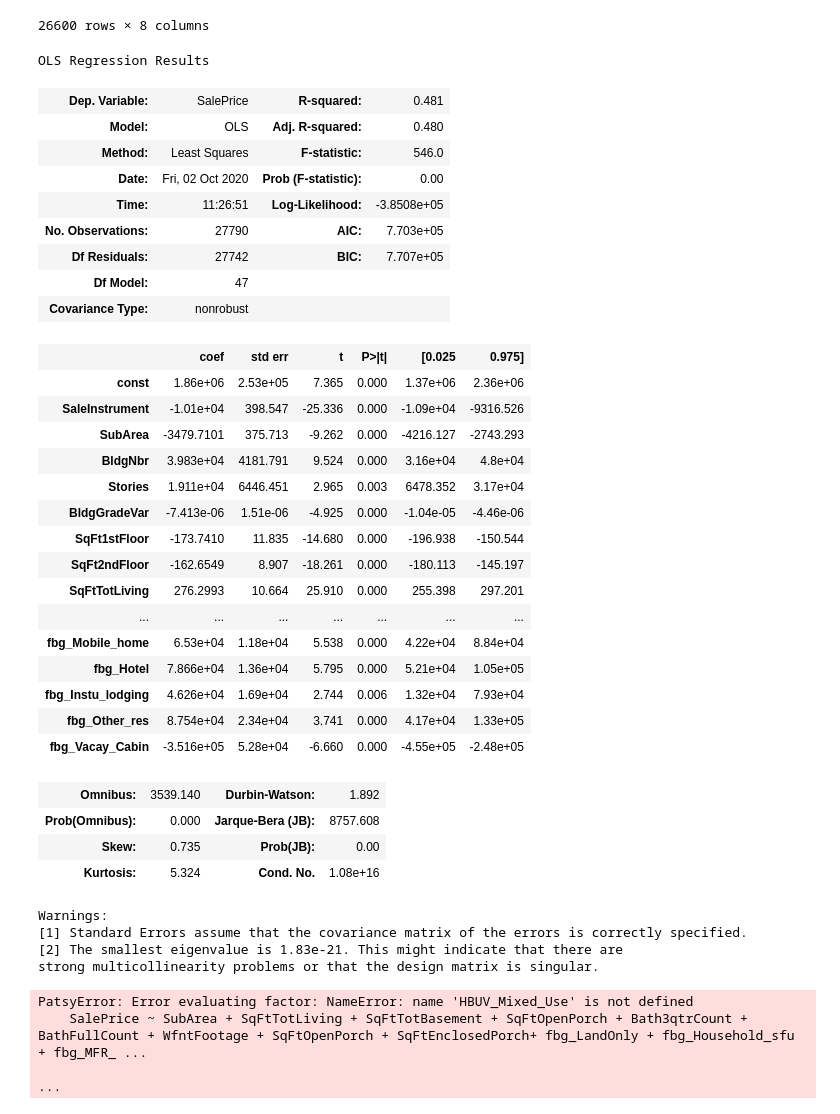
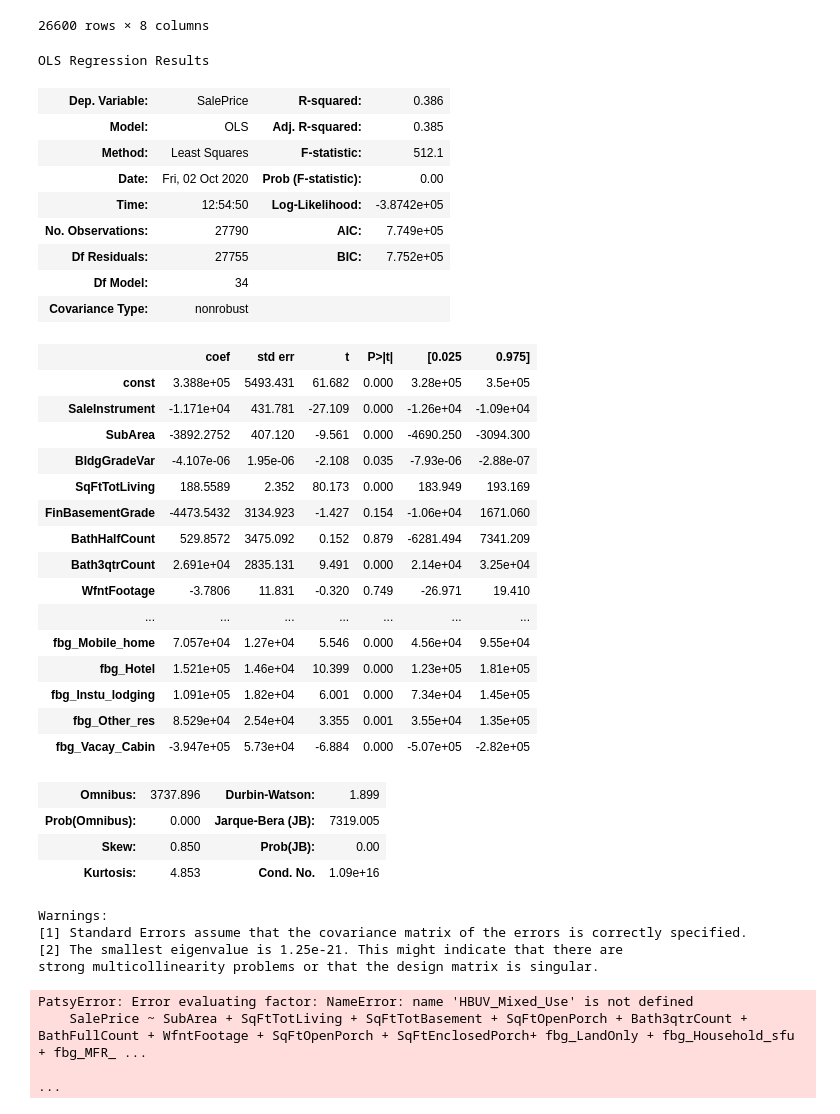
Before and after one commit to Ozxahmed/phase_2_project_chicago-sf-seattle-ds-082420, a Jupyter notebook: notebooks/exploratory/01_will_data_collection_exploration.ipynb, the cells around one changed output. Drawn from its saved outputs; the diff is of its cells as text; code cells hidden in the pictures.

```diff
--- a/notebooks/exploratory/01_will_data_collection_exploration.ipynb
+++ b/notebooks/exploratory/01_will_data_collection_exploration.ipynb
@@ -1008,48 +1008,49 @@ ss_df
 26600 rows × 8 columns
 # %%
 newlist = ['WfntLocation', 'BldgGrade', 'HBUAsIfVacant', 'HBUAsIfVacant']
-# %%
-newdf.drop(['WfntLocation', 'BldgGrade', 'HBUAsIfVacant', 'HBUAsIfVacant'], axis=1, inplace=True)
+# %%
+#newdf.drop(['WfntLocation', 'BldgGrade', 'HBUAsIfVacant', 'HBUAsIfVacant',
+newdf.drop(['Stories', 'BldgNbr', 'Bedrooms', 'BathFullCount', 'bg_Mobile_home', 'bg_Hotel', 'bg_Instu_lodging', 'bg_Other_res', 'SqFt1stFloor', 'SqFt2ndFloor', 'SqFtTotBasement', 'SqFtFinBasement', '8_y'], axis=1, inplace=True)
+#stories, bldgnbr, sqft 1st and 2nd, totbasement, finbasement, bedroom, bath full, wfnt footage, bg_Mobile_home, bg_Hotel, bg_Instu_lodging, bg_Other_res, 8_y
 # %%
 sale_preds = newdf[list(newdf.columns[2:])]
 model = sm.OLS(newdf.SalePrice, sm.add_constant(sale_preds))
 results = model.fit()
 results.summary()
-sale_preds
 # %% [output]
 OLS Regression Results
-| Dep. Variable: | SalePrice | R-squared: | 0.481 |
-| Model: | OLS | Adj. R-squared: | 0.480 |
-| Method: | Least Squares | F-statistic: | 546.0 |
+| Dep. Variable: | SalePrice | R-squared: | 0.386 |
+| Model: | OLS | Adj. R-squared: | 0.385 |
+| Method: | Least Squares | F-statistic: | 512.1 |
 | Date: | Fri, 02 Oct 2020 | Prob (F-statistic): | 0.00 |
-| Time: | 11:26:51 | Log-Likelihood: | -3.8508e+05 |
-| No. Observations: | 27790 | AIC: | 7.703e+05 |
-| Df Residuals: | 27742 | BIC: | 7.707e+05 |
-| Df Model: | 47 |  |  |
+| Time: | 12:54:50 | Log-Likelihood: | -3.8742e+05 |
+| No. Observations: | 27790 | AIC: | 7.749e+05 |
+| Df Residuals: | 27755 | BIC: | 7.752e+05 |
+| Df Model: | 34 |  |  |
 | Covariance Type: | nonrobust |  |  |
 |  | coef | std err | t | P>|t| | [0.025 | 0.975] |
-| const | 1.86e+06 | 2.53e+05 | 7.365 | 0.000 | 1.37e+06 | 2.36e+06 |
-| SaleInstrument | -1.01e+04 | 398.547 | -25.336 | 0.000 | -1.09e+04 | -9316.526 |
-| SubArea | -3479.7101 | 375.713 | -9.262 | 0.000 | -4216.127 | -2743.293 |
-| BldgNbr | 3.983e+04 | 4181.791 | 9.524 | 0.000 | 3.16e+04 | 4.8e+04 |
-| Stories | 1.911e+04 | 6446.451 | 2.965 | 0.003 | 6478.352 | 3.17e+04 |
-| BldgGradeVar | -7.413e-06 | 1.51e-06 | -4.925 | 0.000 | -1.04e-05 | -4.46e-06 |
-| SqFt1stFloor | -173.7410 | 11.835 | -14.680 | 0.000 | -196.938 | -150.544 |
-| SqFt2ndFloor | -162.6549 | 8.907 | -18.261 | 0.000 | -180.113 | -145.197 |
-| SqFtTotLiving | 276.2993 | 10.664 | 25.910 | 0.000 | 255.398 | 297.201 |
+| const | 3.388e+05 | 5493.431 | 61.682 | 0.000 | 3.28e+05 | 3.5e+05 |
+| SaleInstrument | -1.171e+04 | 431.781 | -27.109 | 0.000 | -1.26e+04 | -1.09e+04 |
+| SubArea | -3892.2752 | 407.120 | -9.561 | 0.000 | -4690.250 | -3094.300 |
+| BldgGradeVar | -4.107e-06 | 1.95e-06 | -2.108 | 0.035 | -7.93e-06 | -2.88e-07 |
+| SqFtTotLiving | 188.5589 | 2.352 | 80.173 | 0.000 | 183.949 | 193.169 |
+| FinBasementGrade | -4473.5432 | 3134.923 | -1.427 | 0.154 | -1.06e+04 | 1671.060 |
+| BathHalfCount | 529.8572 | 3475.092 | 0.152 | 0.879 | -6281.494 | 7341.209 |
+| Bath3qtrCount | 2.691e+04 | 2835.131 | 9.491 | 0.000 | 2.14e+04 | 3.25e+04 |
+| WfntFootage | -3.7806 | 11.831 | -0.320 | 0.749 | -26.971 | 19.410 |
 | ... | ... | ... | ... | ... | ... | ... |
-| fbg_Mobile_home | 6.53e+04 | 1.18e+04 | 5.538 | 0.000 | 4.22e+04 | 8.84e+04 |
-| fbg_Hotel | 7.866e+04 | 1.36e+04 | 5.795 | 0.000 | 5.21e+04 | 1.05e+05 |
-| fbg_Instu_lodging | 4.626e+04 | 1.69e+04 | 2.744 | 0.006 | 1.32e+04 | 7.93e+04 |
-| fbg_Other_res | 8.754e+04 | 2.34e+04 | 3.741 | 0.000 | 4.17e+04 | 1.33e+05 |
-| fbg_Vacay_Cabin | -3.516e+05 | 5.28e+04 | -6.660 | 0.000 | -4.55e+05 | -2.48e+05 |
+| fbg_Mobile_home | 7.057e+04 | 1.27e+04 | 5.546 | 0.000 | 4.56e+04 | 9.55e+04 |
+| fbg_Hotel | 1.521e+05 | 1.46e+04 | 10.399 | 0.000 | 1.23e+05 | 1.81e+05 |
+| fbg_Instu_lodging | 1.091e+05 | 1.82e+04 | 6.001 | 0.000 | 7.34e+04 | 1.45e+05 |
+| fbg_Other_res | 8.529e+04 | 2.54e+04 | 3.355 | 0.001 | 3.55e+04 | 1.35e+05 |
+| fbg_Vacay_Cabin | -3.947e+05 | 5.73e+04 | -6.884 | 0.000 | -5.07e+05 | -2.82e+05 |
-| Omnibus: | 3539.140 | Durbin-Watson: | 1.892 |
-| Prob(Omnibus): | 0.000 | Jarque-Bera (JB): | 8757.608 |
-| Skew: | 0.735 | Prob(JB): | 0.00 |
-| Kurtosis: | 5.324 | Cond. No. | 1.08e+16 |
+| Omnibus: | 3737.896 | Durbin-Watson: | 1.899 |
+| Prob(Omnibus): | 0.000 | Jarque-Bera (JB): | 7319.005 |
+| Skew: | 0.850 | Prob(JB): | 0.00 |
+| Kurtosis: | 4.853 | Cond. No. | 1.09e+16 |
 Warnings:
 [1] Standard Errors assume that the covariance matrix of the errors is correctly specified.
-[2] The smallest eigenvalue is 1.83e-21. This might indicate that there are
+[2] The smallest eigenvalue is 1.25e-21. This might indicate that there are
 strong multicollinearity problems or that the design matrix is singular.
 # %%
 model_4 = ols(formula="SalePrice ~ SubArea + SqFtTotLiving + SqFtTotBasement + SqFtOpenPorch + Bath3qtrCount + BathFullCount + WfntFootage + SqFtOpenPorch + SqFtEnclosedPorch+ fbg_LandOnly + fbg_Household_sfu + fbg_MFR_2_4_units + fbg_MFR_4_units + fbg_Res_condos + fbg_Mobile_home + fbg_Hotel + fbg_Instu_lodging + fbg_Other_res + bg_MFR_2_4_units + bg_MFR_4_units + bg_MFR_5+_units + bg_Res_condos + bg_Mobile_home + bg_Hotel + bg_Instu_lodging + bg_Other_res + bg_New_building + Duwamish + Puget_Sound + Ship_Canal + Other_Lakes + River/Slough + HBUV_Single_Family_Home + HBUV_Multi_Family_Dwelling + HBUV_Park_Rec, + HBUV_Commercial_Services + HBUV_Manufacturing + HBUV_Agricultural + HBUV_Mixed_Use", data=newdf)
```
Also changed, not shown: parts of 2 cells of this notebook.
